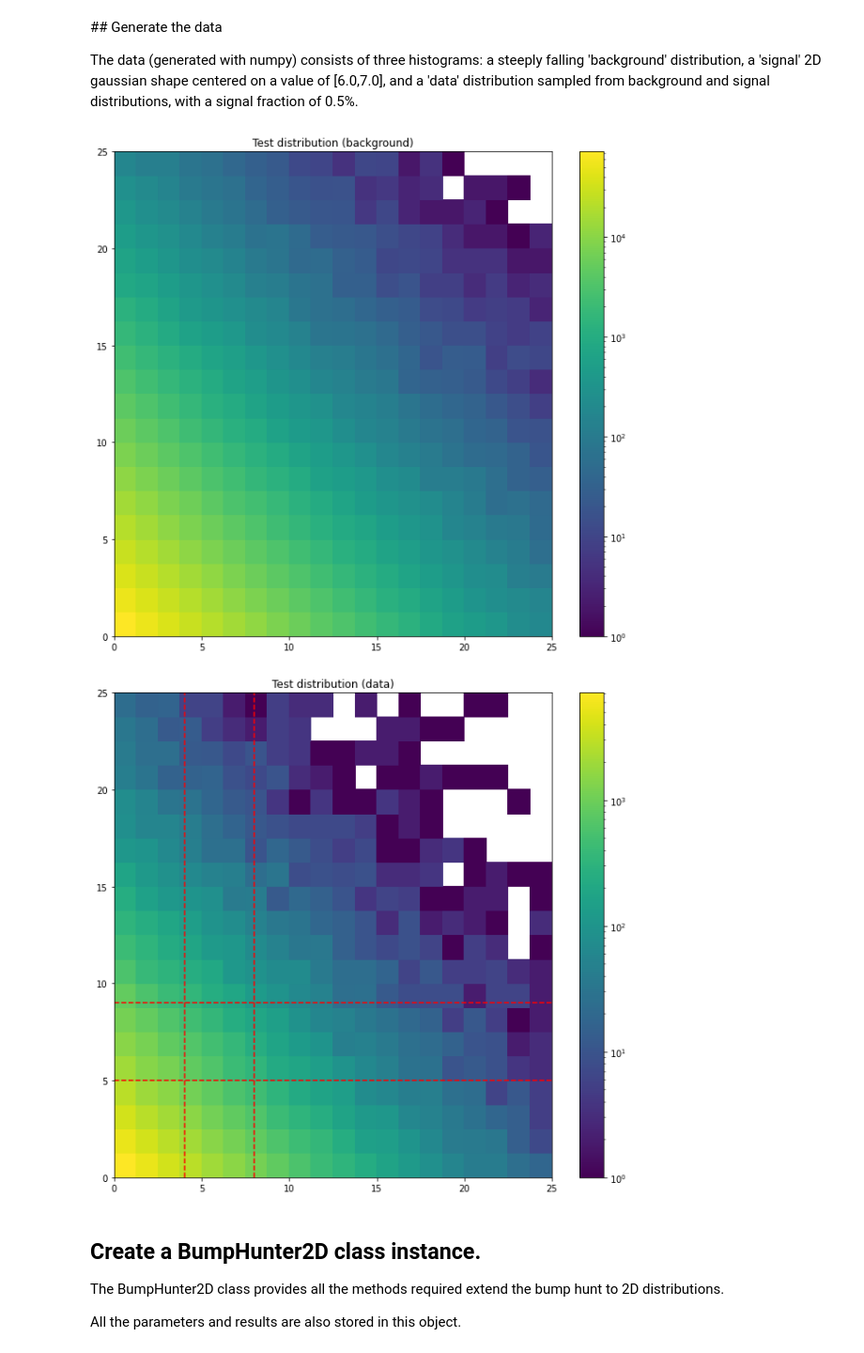
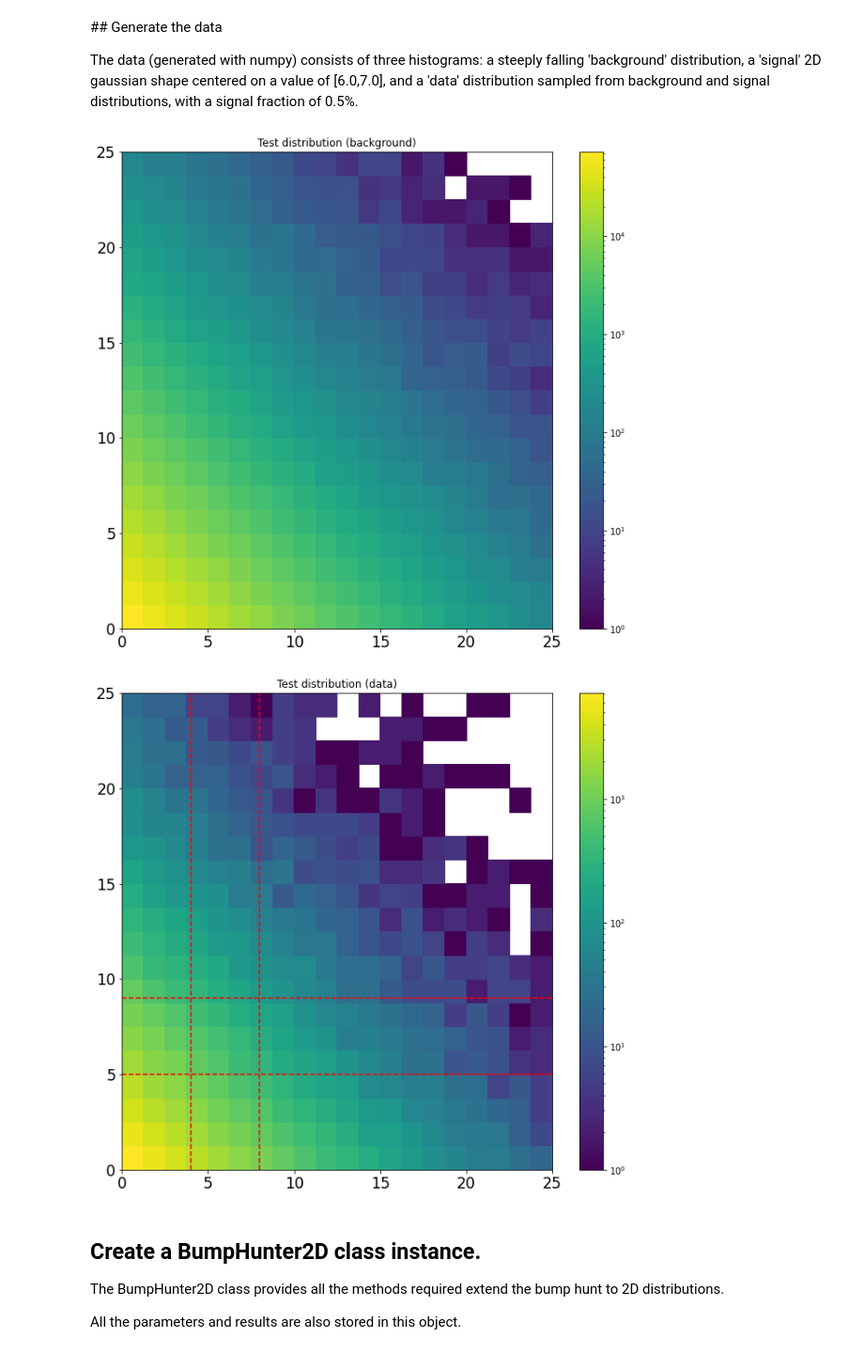
Before and after one commit to scikit-hep/pyBumpHunter, a Jupyter notebook: example/example2D.ipynb, the cells around one changed output. Shown: that part at 94% size. Drawn from its saved outputs; the diff is of its cells as text; code cells hidden in the pictures.

Commit message:
Improved plots and updated examples (2D)

```diff
--- a/example/example2D.ipynb
+++ b/example/example2D.ipynb
@@ -35,26 +35,30 @@ rang = [[0, 25], [0, 25]]
 # %%
 # Plot the 2 distributions (data and background) as 2D histograms
 F = plt.figure(figsize=(11, 10))
 plt.title("Test distribution (background)")
 _, binx, biny, _ = plt.hist2d(
     bkg[:, 0], bkg[:, 1], bins=[20, 20], range=rang, norm=matplotlib.colors.LogNorm()
 )
+plt.xticks(fontsize="xx-large")
+plt.yticks(fontsize="xx-large")
 plt.colorbar()
 plt.show()
 
 # The red dashed lines show the true posision of the signal
 F = plt.figure(figsize=(11, 10))
 plt.title("Test distribution (data)")
 plt.hist2d(
     data[:, 0], data[:, 1], bins=[20, 20], range=rang, norm=matplotlib.colors.LogNorm()
 )
 plt.hlines([5.0, 9.0], binx[0], binx[-1], linestyles="dashed", color="r")
 plt.vlines([4.0, 8.0], biny[0], biny[-1], linestyles="dashed", color="r")
+plt.xticks(fontsize="xx-large")
+plt.yticks(fontsize="xx-large")
 plt.colorbar()
 plt.show()
 # %% [output]
-[figure, old version]
+[figure, new version]
-[figure, old version]
+[figure, new version]
 # %% [markdown]
 ## Create a BumpHunter2D class instance.
 
```
Also changed, not shown: parts of 4 cells of this notebook, 6 other files.
